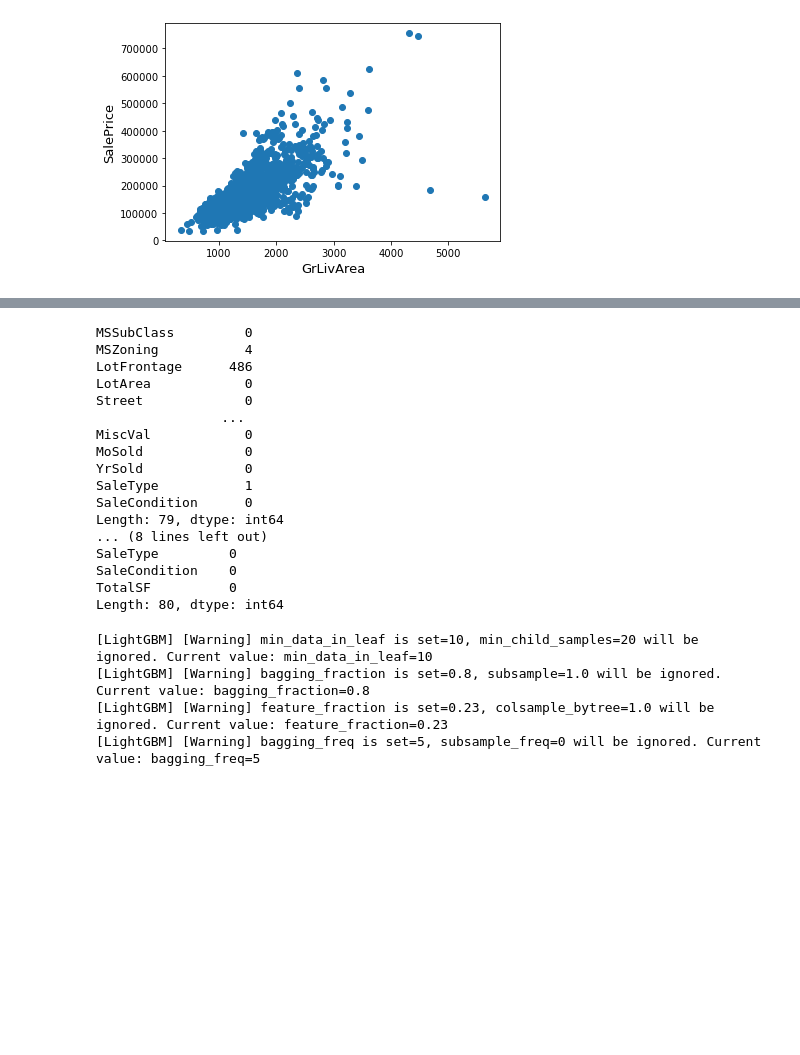
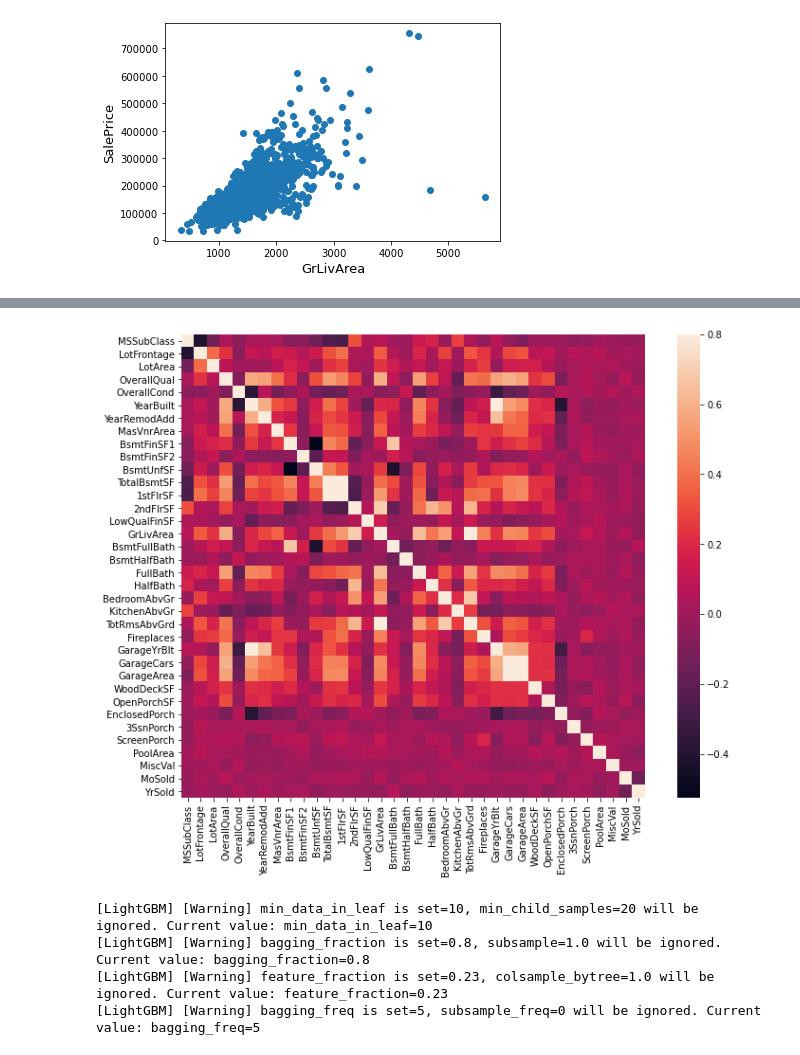
Before and after one commit to GordonTse0922/HousePriceCompetition, a Jupyter notebook: LightGBM.ipynb, the cells around one changed output, grey strips where cells are left out. Cells and saved outputs as stored; diff of their text form; code cells hidden in the pictures; blank space fills up the shorter version.

```diff
--- a/LightGBM.ipynb
+++ b/LightGBM.ipynb
@@ -38,7 +38,8 @@ y_train = x_train.pop('SalePrice')
 y_train = pd.DataFrame(y_train)
 all_data = pd.concat((x_train,x_test)).reset_index(drop=True)
 # %%
+#Correlation map to see how features are correlated with SalePrice
 corrmat = x_train.corr()
-f, ax = plt.subplots(figsize=(12, 9)
-sns.heatmap(corrmat, vmax=.8, square=True)
+plt.subplots(figsize=(12,9))
+sns.heatmap(corrmat, vmax=0.8, square=True)
 # %% [output]
@@ -46,7 +47,5 @@ SyntaxError: invalid syntax (<ipython-input-11-53a3804e8207>, line 3)
+[figure, added]
 # %%
-nullChecker= all_data.isnull().sum()
-nullChecker[nullChecker>0].sort_values(ascending=False)
-print(nullChecker)
 # Impute Nan values according to data_description.txt
 all_data["PoolQC"] = all_data["PoolQC"].fillna("None")
 all_data["MiscFeature"] = all_data["MiscFeature"].fillna("None")
@@ -85,9 +84,6 @@ all_data['BsmtFullBath']=all_data['BsmtFullBath'].fillna(0)
 all_data['MSSubClass'] = all_data['MSSubClass'].fillna("None")
 #Feature engineering
 all_data['TotalSF'] = all_data['TotalBsmtSF'] + all_data['1stFlrSF'] + all_data['2ndFlrSF']
-nullChecker2= all_data.isnull().sum()
-nullChecker2[nullChecker2>0].sort_values(ascending=False)
-print(nullChecker2)
 # data smoothing
 for feature in all_data:
     if all_data[feature].dtype != "object":
@@ -100,26 +96,8 @@ for category in categorical_features:
     label = LabelEncoder()
     label.fit(list(all_data[category].values))
     all_data[category] = label.transform(list(all_data[category].values))
+all_data = pd.get_dummies(all_data)
 
-all_data = pd.get_dummies(all_data)
 x_train = all_data[:train]
 x_test = all_data[train:]
-# %% [output]
-MSSubClass         0
-MSZoning           4
-LotFrontage      486
-LotArea            0
-Street             0
-                ...
-MiscVal            0
-MoSold             0
-YrSold             0
-SaleType           1
-SaleCondition      0
-Length: 79, dtype: int64
-... (8 lines left out)
-SaleType         0
-SaleCondition    0
-TotalSF          0
-Length: 80, dtype: int64
 # %%
```
Also changed, not shown: parts of 2 cells of this notebook, 1 other file.
